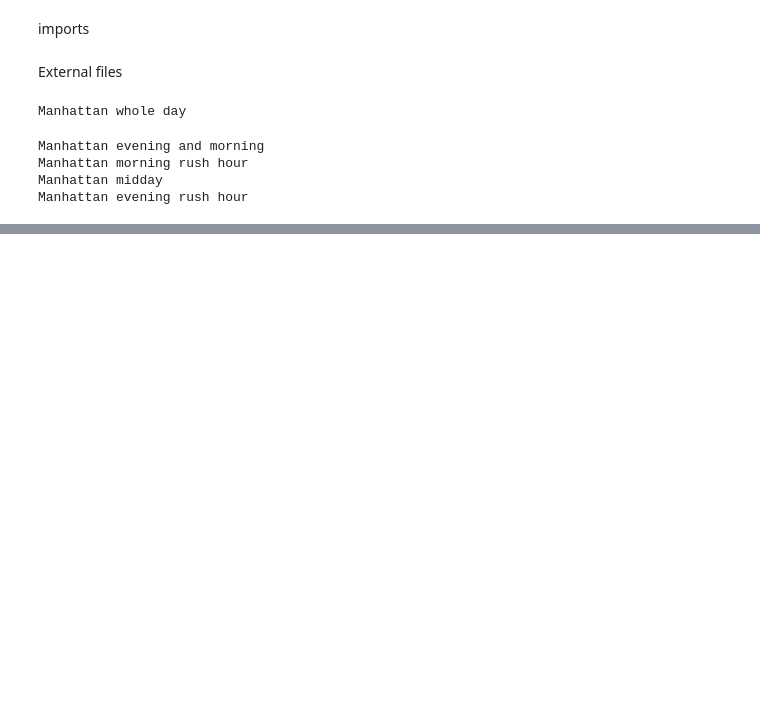
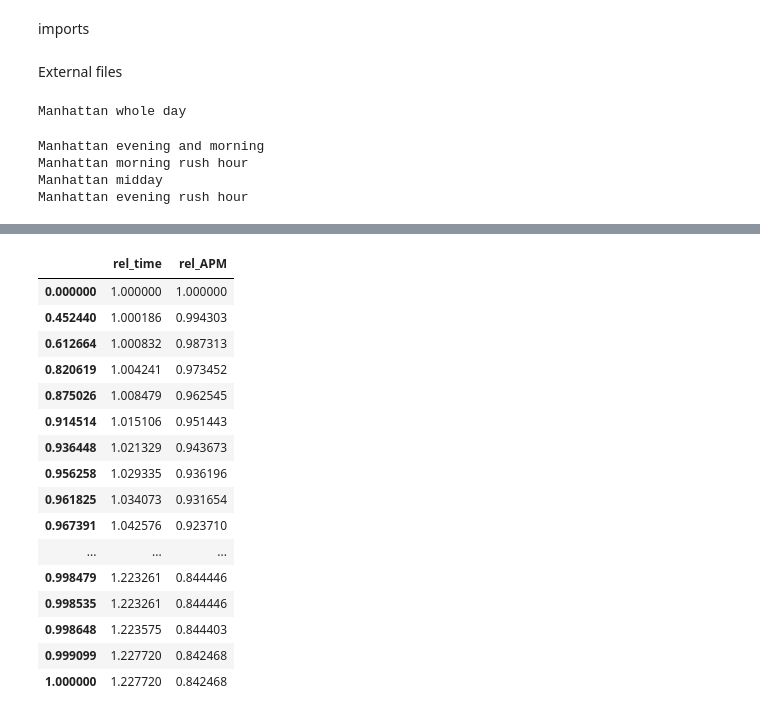
Before and after one commit to dcarmod2/VisionZeroTheory_Submission, a Jupyter notebook: MAIN_comparePlots.ipynb, the cells around one changed output, grey strips where cells are left out. Saved outputs shown, nothing was run; the diff lists cells and outputs as text; code cells hidden in the pictures; blank space fills up the shorter version.

```diff
--- a/MAIN_comparePlots.ipynb
+++ b/MAIN_comparePlots.ipynb
@@ -98,0 +100,22 @@ plotter.close()
+# %%
+points = points.sort_values(by='rel_time')
+# %%
+points
+# %% [output]
+|  | rel_time | rel_APM |
+| 0.000000 | 1.000000 | 1.000000 |
+| 0.452440 | 1.000186 | 0.994303 |
+| 0.612664 | 1.000832 | 0.987313 |
+| 0.820619 | 1.004241 | 0.973452 |
+| 0.875026 | 1.008479 | 0.962545 |
+| 0.914514 | 1.015106 | 0.951443 |
+| 0.936448 | 1.021329 | 0.943673 |
+| 0.956258 | 1.029335 | 0.936196 |
+| 0.961825 | 1.034073 | 0.931654 |
+| 0.967391 | 1.042576 | 0.923710 |
+| ... | ... | ... |
+| 0.998479 | 1.223261 | 0.844446 |
+| 0.998535 | 1.223261 | 0.844446 |
+| 0.998648 | 1.223575 | 0.844403 |
+| 0.999099 | 1.227720 | 0.842468 |
+| 1.000000 | 1.227720 | 0.842468 |
```
Also changed, not shown: parts of 11 cells of this notebook, 11 other files.
